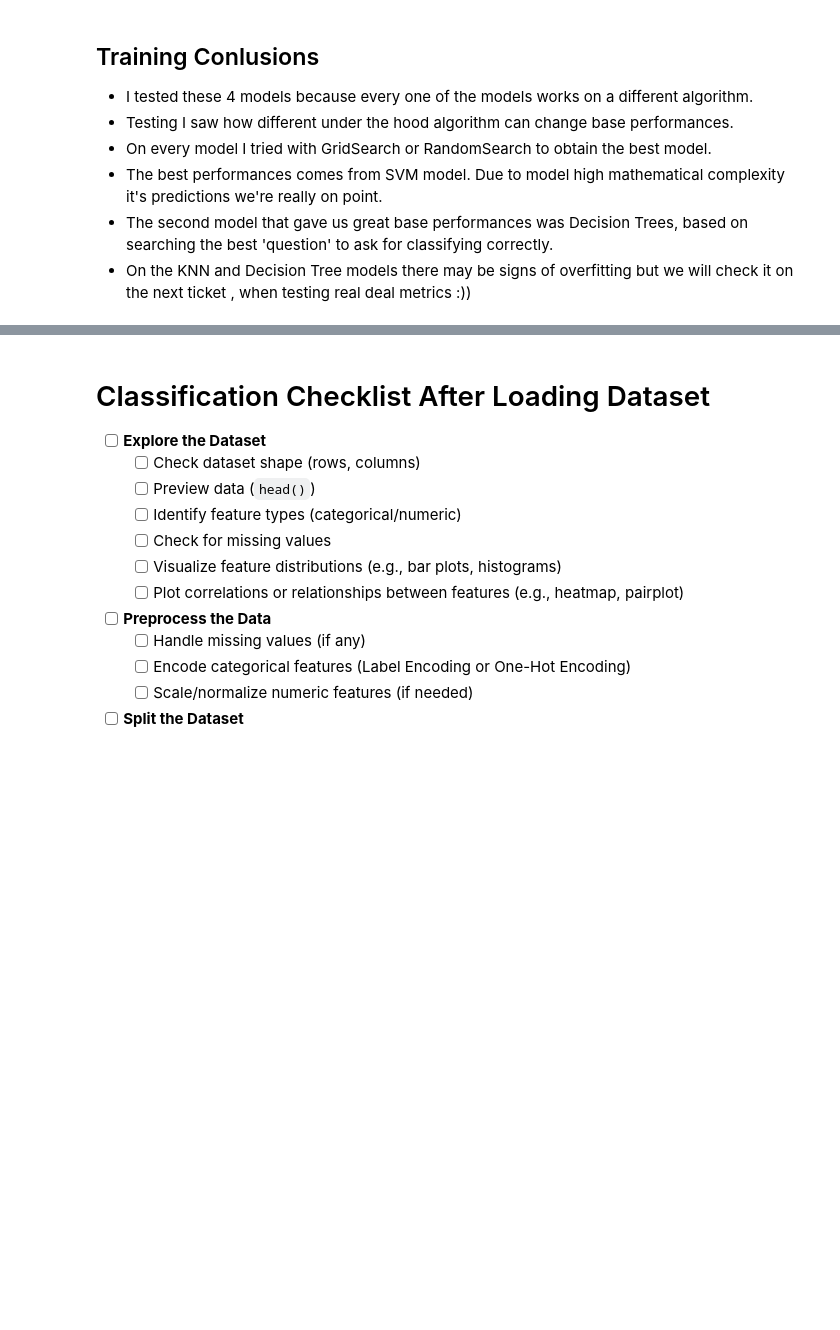
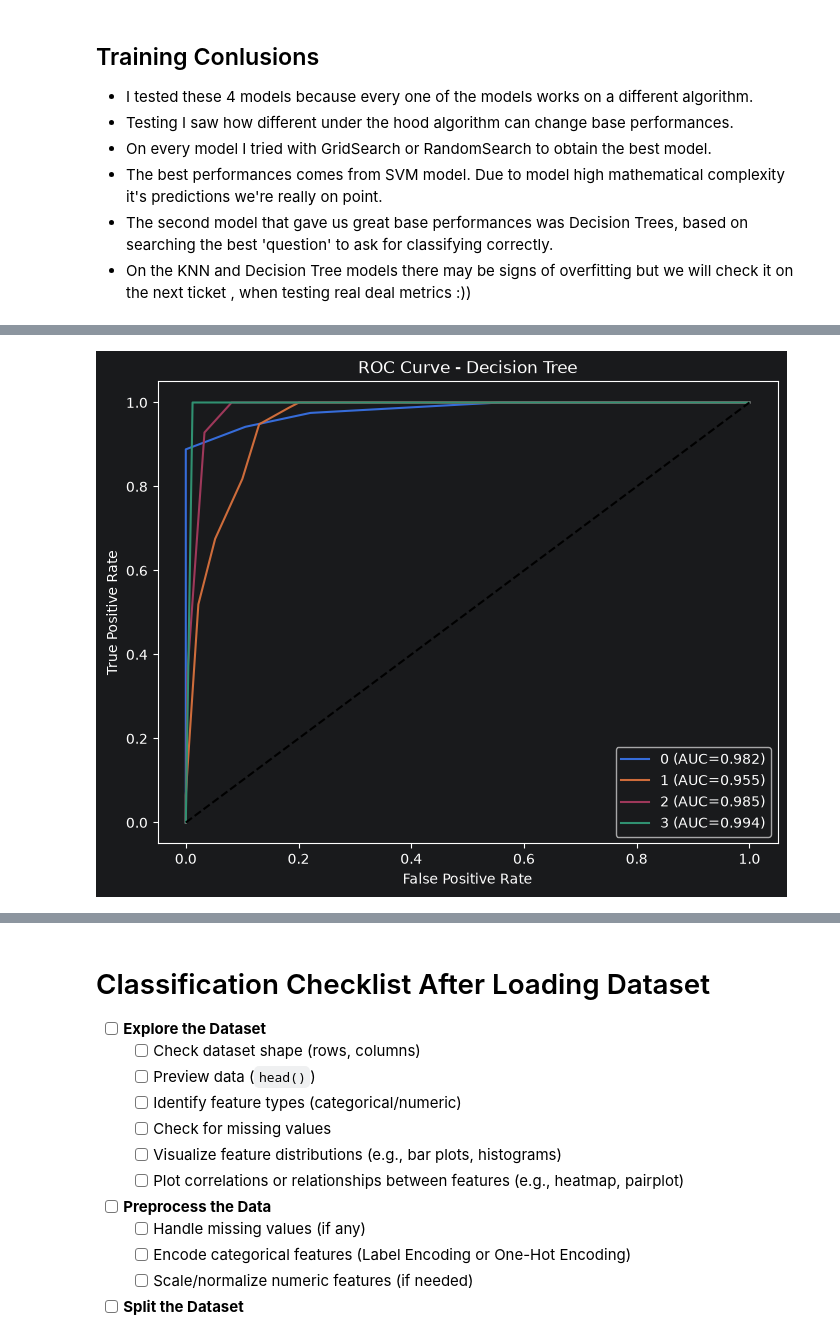
Before and after one commit to kovexison/Practica-AI, a Jupyter notebook: 02-ML-Classification/cars_acceptability_classification.ipynb, the cells around one changed output, grey strips where cells are left out. Drawn from its saved outputs; the diff is of its cells as text; code cells hidden in the pictures; blank space fills up the shorter version.

```diff
--- a/02-ML-Classification/cars_acceptability_classification.ipynb
+++ b/02-ML-Classification/cars_acceptability_classification.ipynb
@@ -704,0 +815,4 @@ Text(0.5, 14.385633680555548, 'Prediction (y_pred_CV)')
+# %%
+plot_roc(decision_tree,X_test_prepared,y_test,"Decision Tree")
+# %% [output]
+[figure, added]
```
Also changed, not shown: parts of 26 cells of this notebook.
